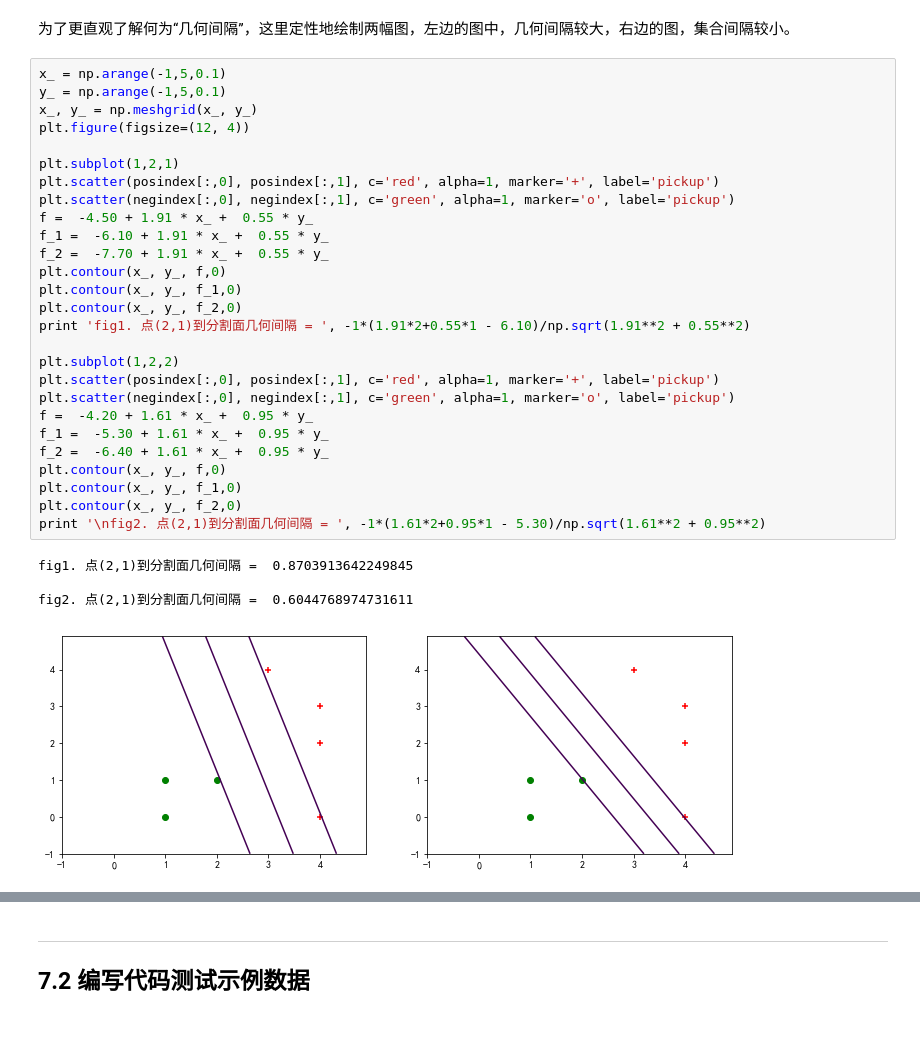
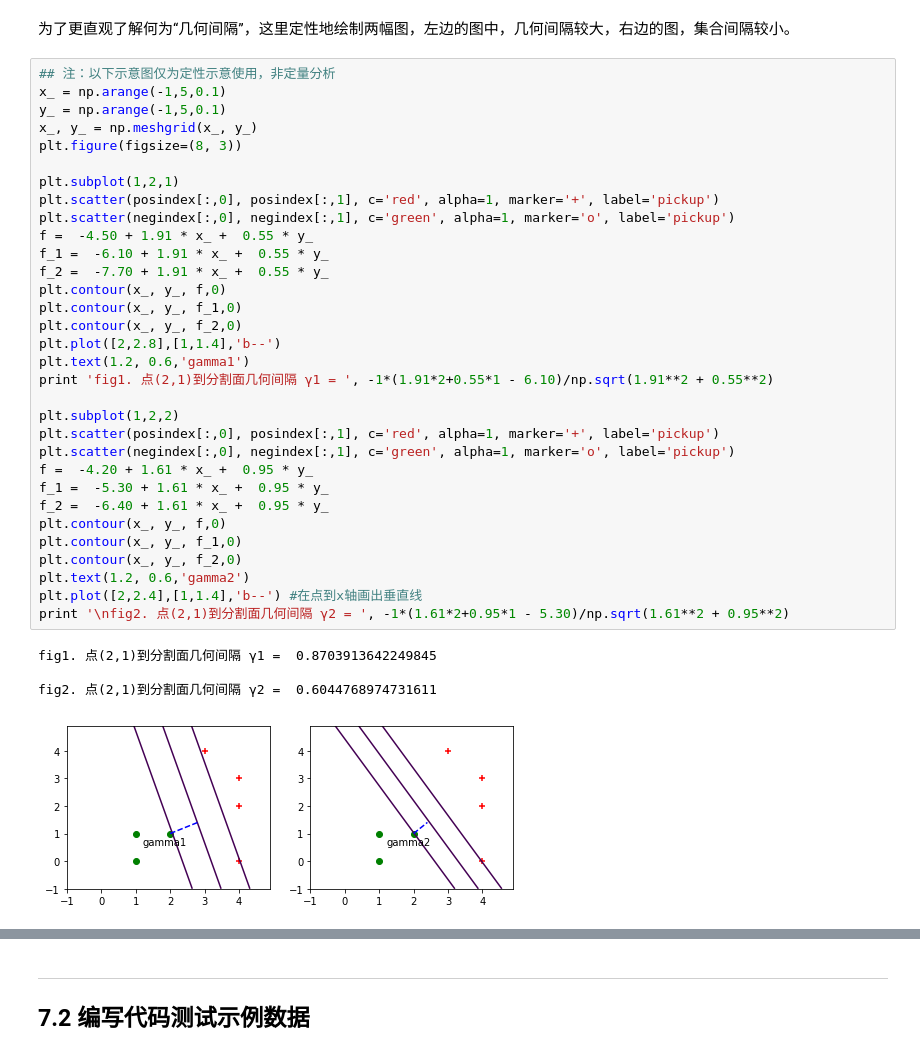
Before and after one commit to cleghom/Statistical-learning-method, a Jupyter notebook: Chapter7-Support-Vector-Machines.ipynb, the cells around one changed output, grey strips where cells are left out. Drawn from its saved outputs; the diff is of its cells as text; blank space fills up the shorter version.

```diff
--- a/Chapter7-Support-Vector-Machines.ipynb
+++ b/Chapter7-Support-Vector-Machines.ipynb
@@ -70,36 +71,41 @@ $$\gamma_i = \frac{w}{||w||}x_i + \frac{b}{||w||}$$
 # %% [markdown]
 为了更直观了解何为“几何间隔”，这里定性地绘制两幅图，左边的图中，几何间隔较大，右边的图，集合间隔较小。
 # %%
+## 注：以下示意图仅为定性示意使用，非定量分析
 x_ = np.arange(-1,5,0.1)
 y_ = np.arange(-1,5,0.1)
 x_, y_ = np.meshgrid(x_, y_)
-plt.figure(figsize=(12, 4))
+plt.figure(figsize=(8, 3))
 
 plt.subplot(1,2,1)
 plt.scatter(posindex[:,0], posindex[:,1], c='red', alpha=1, marker='+', label='pickup')
 plt.scatter(negindex[:,0], negindex[:,1], c='green', alpha=1, marker='o', label='pickup')
 f =  -4.50 + 1.91 * x_ +  0.55 * y_
 f_1 =  -6.10 + 1.91 * x_ +  0.55 * y_
 f_2 =  -7.70 + 1.91 * x_ +  0.55 * y_
 plt.contour(x_, y_, f,0)
 plt.contour(x_, y_, f_1,0)
 plt.contour(x_, y_, f_2,0)
-print 'fig1. 点(2,1)到分割面几何间隔 = ', -1*(1.91*2+0.55*1 - 6.10)/np.sqrt(1.91**2 + 0.55**2)
+plt.plot([2,2.8],[1,1.4],'b--')
+plt.text(1.2, 0.6,'gamma1')
+print 'fig1. 点(2,1)到分割面几何间隔 γ1 = ', -1*(1.91*2+0.55*1 - 6.10)/np.sqrt(1.91**2 + 0.55**2)
 
 plt.subplot(1,2,2)
 plt.scatter(posindex[:,0], posindex[:,1], c='red', alpha=1, marker='+', label='pickup')
 plt.scatter(negindex[:,0], negindex[:,1], c='green', alpha=1, marker='o', label='pickup')
 f =  -4.20 + 1.61 * x_ +  0.95 * y_
 f_1 =  -5.30 + 1.61 * x_ +  0.95 * y_
 f_2 =  -6.40 + 1.61 * x_ +  0.95 * y_
 plt.contour(x_, y_, f,0)
 plt.contour(x_, y_, f_1,0)
 plt.contour(x_, y_, f_2,0)
-print '\nfig2. 点(2,1)到分割面几何间隔 = ', -1*(1.61*2+0.95*1 - 5.30)/np.sqrt(1.61**2 + 0.95**2)
+plt.text(1.2, 0.6,'gamma2')
+plt.plot([2,2.4],[1,1.4],'b--') #在点到x轴画出垂直线
+print '\nfig2. 点(2,1)到分割面几何间隔 γ2 = ', -1*(1.61*2+0.95*1 - 5.30)/np.sqrt(1.61**2 + 0.95**2)
 # %% [output]
-fig1. 点(2,1)到分割面几何间隔 =  0.8703913642249845
+fig1. 点(2,1)到分割面几何间隔 γ1 =  0.8703913642249845
 
-fig2. 点(2,1)到分割面几何间隔 =  0.6044768974731611
+fig2. 点(2,1)到分割面几何间隔 γ2 =  0.6044768974731611
-[figure, old version]
+[figure, new version]
 # %% [markdown]
 ><b>间隔最大化</b>
```
Also changed, not shown: parts of 7 cells of this notebook.
